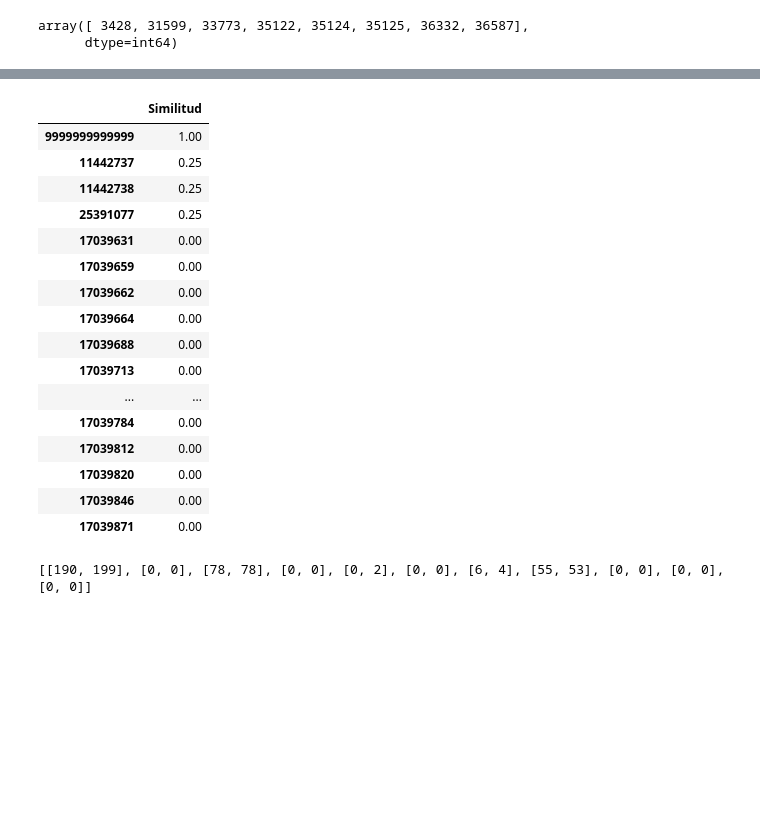
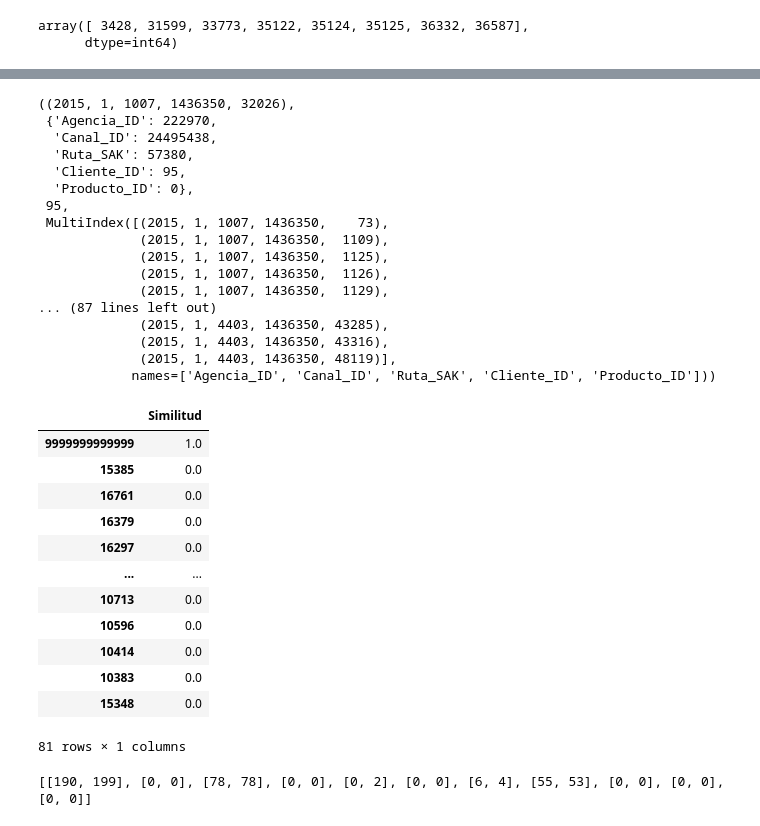
Before and after one commit to christiansakerb/Bimbo_Demanda-Inventario, a Jupyter notebook: notebook recortado.ipynb, the cells around one changed output, grey strips where cells are left out. Drawn from its saved outputs; the diff is of its cells as text; code cells hidden in the pictures; blank space fills up the shorter version.

```diff
--- a/notebook recortado.ipynb
+++ b/notebook recortado.ipynb
@@ -345,3 +303,44 @@ array([ 3428, 31599, 33773, 35122, 35124, 35125, 36332, 36587],
+# %%
+def verificar_Cuantos_registros(id_clave,columna):
+    col_rows = {}
+
+    Dict_pcm = {0:'Agencia_ID',1:'Canal_ID',2:'Ruta_SAK',3:'Cliente_ID',4:'Producto_ID'}
+    tupla = test_pivot.iloc[id_clave].name
+
+
+    for num,clave in enumerate(tupla):
+        try:
+            col_rows[Dict_pcm[num]] = df_ventas_pivot.xs(clave,  level=num, drop_level=False).shape[0]
+        except:
+            col_rows[Dict_pcm[num]] = 0
+
+        try:
+            if columna != Dict_pcm[num]:
+                df_temp_3 =  df_ventas_pivot.xs(clave,  level=num, drop_level=False)
+        except:
+            0
+
+    return test_pivot.iloc[id_clave].name,col_rows,df_temp_3.shape[0],df_temp_3.index
+
+verificar_Cuantos_registros(buscar_un_registro(test_pivot,indices_test,'Producto_ID',32026)[1][0],'Producto_ID')
+# %% [output]
+((2015, 1, 1007, 1436350, 32026),
+ {'Agencia_ID': 222970,
+  'Canal_ID': 24495438,
+  'Ruta_SAK': 57380,
+  'Cliente_ID': 95,
+  'Producto_ID': 0},
+ 95,
+ MultiIndex([(2015, 1, 1007, 1436350,    73),
+             (2015, 1, 1007, 1436350,  1109),
+             (2015, 1, 1007, 1436350,  1125),
+             (2015, 1, 1007, 1436350,  1126),
+             (2015, 1, 1007, 1436350,  1129),
+... (87 lines left out)
+             (2015, 1, 4403, 1436350, 43285),
+             (2015, 1, 4403, 1436350, 43316),
+             (2015, 1, 4403, 1436350, 48119)],
+            names=['Agencia_ID', 'Canal_ID', 'Ruta_SAK', 'Cliente_ID', 'Producto_ID']))
 # %%
 def Crear_Matriz_Para_Similaridad(id_clave):
     tupla = test_pivot.iloc[id_clave].name
@@ -356,53 +355,50 @@ def Crear_Matriz_Para_Similaridad(id_clave):
     Indices_del_cluster_moda = Cluster_info[0][Cluster_info[0]['Cluster']==Cluster_moda].index
 
 
     df_filtrado =  df_ventas_pivot.reset_index()[df_ventas_pivot.reset_index()['Producto_ID'].isin(Indices_del_cluster_moda)][['Agencia_ID','Canal_ID','Ruta_SAK','Cliente_ID','Producto_ID']]
+    df_filtrado = df_filtrado.iloc[:80,:]
+
 
     nueva_fila = pd.DataFrame({
         'Agencia_ID': tupla[0],
         'Canal_ID': tupla[1],
         'Ruta_SAK': tupla[2],
         'Cliente_ID': tupla[3],
         'Producto_ID': tupla[4]
     },index=[9999999999999])
 
     df_filtrado = pd.concat([df_filtrado,nueva_fila],axis=0)
     df_filtrado['Clave'] = df_filtrado.apply(lambda row: f"{row['Agencia_ID']} {row['Canal_ID']} {row['Ruta_SAK']} {row['Cliente_ID']} {row['Producto_ID']}", axis=1)
     df_filtrado = df_filtrado.drop(columns=['Agencia_ID','Canal_ID','Ruta_SAK','Cliente_ID','Producto_ID'])
 
-
     return df_filtrado#.set_index(indices_claves)
-
 
 def Similaridad_entre_registros(df):
     vectorizer = CountVectorizer()
     X = vectorizer.fit_transform(df['Clave'])
+
     count_df = pd.DataFrame(X.toarray(), columns=vectorizer.get_feature_names_out(),index=df.index)
-    similaridades = cosine_similarity(count_df)
+    similaridades_2 = cosine_similarity(count_df)
     df_Similiares = pd.DataFrame(similaridades_2[similaridades_2.shape[0]-1].T,index=df.index,columns=['Similitud'])
-    df_Similiares = df_Similiares.sort_values(by='Similitud', ascending=False).head(20)
+    df_Similiares = df_Similiares.sort_values(by='Similitud', ascending=False)
 
     return df_Similiares
 
 Similaridad_entre_registros(Crear_Matriz_Para_Similaridad(2807162))
 # %% [output]
 |  | Similitud |
-| 9999999999999 | 1.00 |
-| 11442737 | 0.25 |
-| 11442738 | 0.25 |
-| 25391077 | 0.25 |
-| 17039631 | 0.00 |
-| 17039659 | 0.00 |
-| 17039662 | 0.00 |
-| 17039664 | 0.00 |
-| 17039688 | 0.00 |
-| 17039713 | 0.00 |
+| 9999999999999 | 1.0 |
+| 15385 | 0.0 |
+| 16761 | 0.0 |
+| 16379 | 0.0 |
+| 16297 | 0.0 |
 | ... | ... |
-| 17039784 | 0.00 |
-| 17039812 | 0.00 |
-| 17039820 | 0.00 |
-| 17039846 | 0.00 |
-| 17039871 | 0.00 |
+| 10713 | 0.0 |
+| 10596 | 0.0 |
+| 10414 | 0.0 |
+| 10383 | 0.0 |
+| 15348 | 0.0 |
+81 rows × 1 columns
 # %%
 import warnings
 warnings.filterwarnings("ignore")
```
Also changed, not shown: parts of 9 cells of this notebook.
